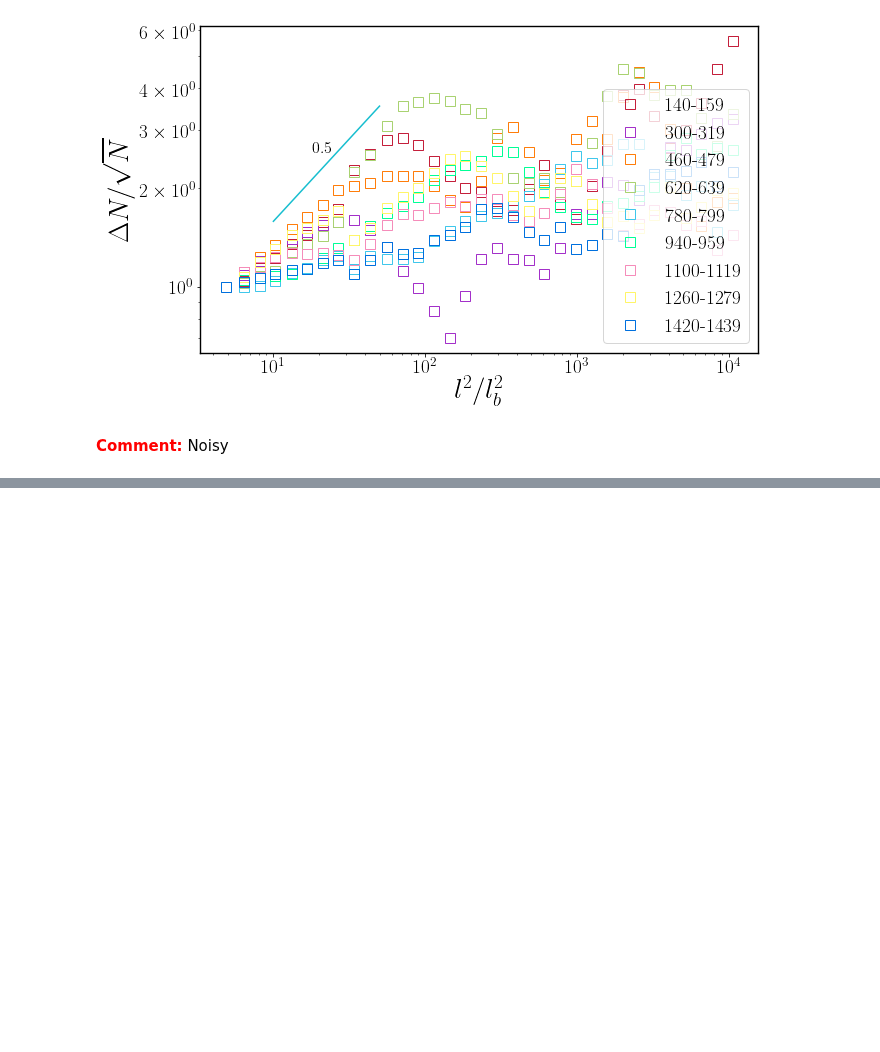
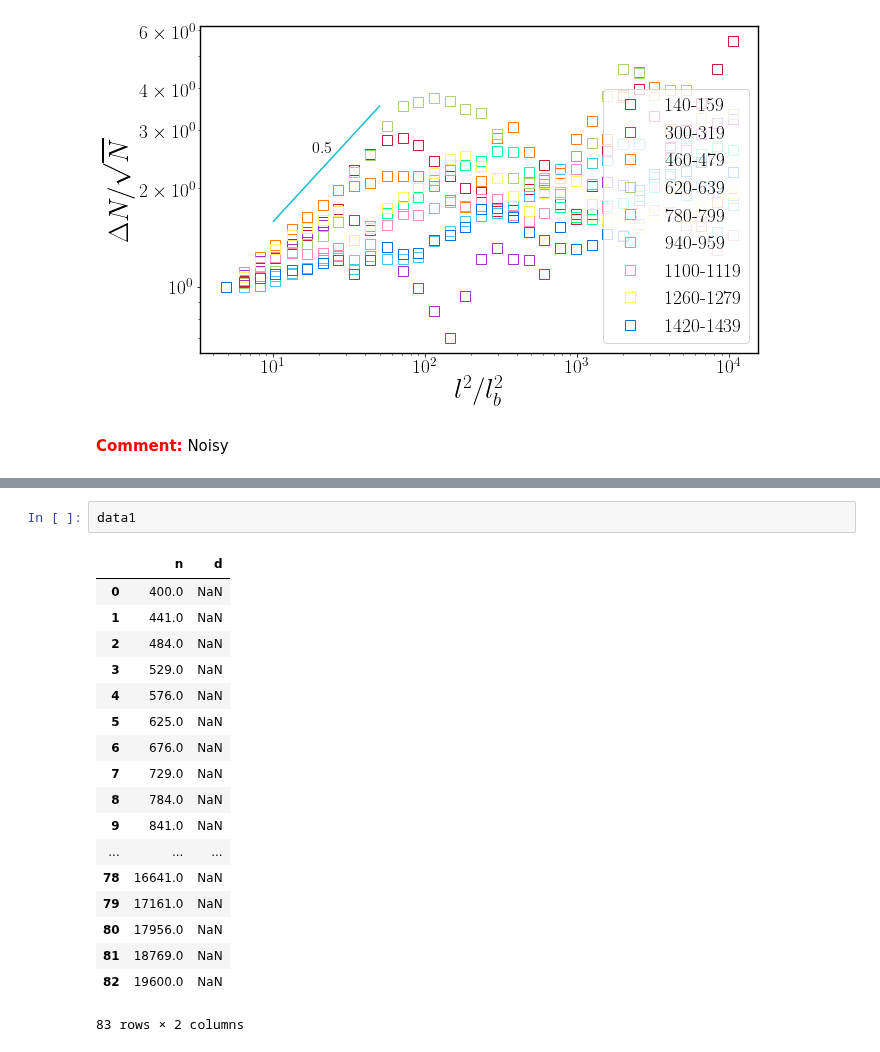
Before and after one commit to ZLoverty/Python, a Jupyter notebook: Correlation/src/fig-2_GNF.ipynb, the cells around one changed output, grey strips where cells are left out. Drawn from its saved outputs; the diff is of its cells as text; blank space fills up the shorter version.

```diff
--- a/Correlation/src/fig-2_GNF.ipynb
+++ b/Correlation/src/fig-2_GNF.ipynb
@@ -458,0 +519,21 @@ Text(18.0, 2.558336368008464, '0.5')
+# %%
+data1
+# %% [output]
+|  | n | d |
+| 0 | 400.0 | NaN |
+| 1 | 441.0 | NaN |
+| 2 | 484.0 | NaN |
+| 3 | 529.0 | NaN |
+| 4 | 576.0 | NaN |
+| 5 | 625.0 | NaN |
+| 6 | 676.0 | NaN |
+| 7 | 729.0 | NaN |
+| 8 | 784.0 | NaN |
+| 9 | 841.0 | NaN |
+| ... | ... | ... |
+| 78 | 16641.0 | NaN |
+| 79 | 17161.0 | NaN |
+| 80 | 17956.0 | NaN |
+| 81 | 18769.0 | NaN |
+| 82 | 19600.0 | NaN |
+83 rows × 2 columns
```
Also changed, not shown: parts of 6 cells of this notebook, 12 other files.
